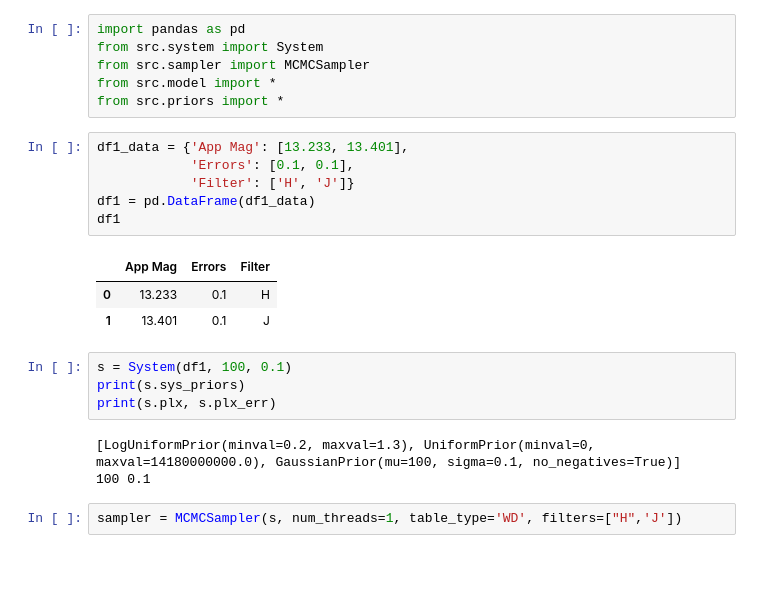
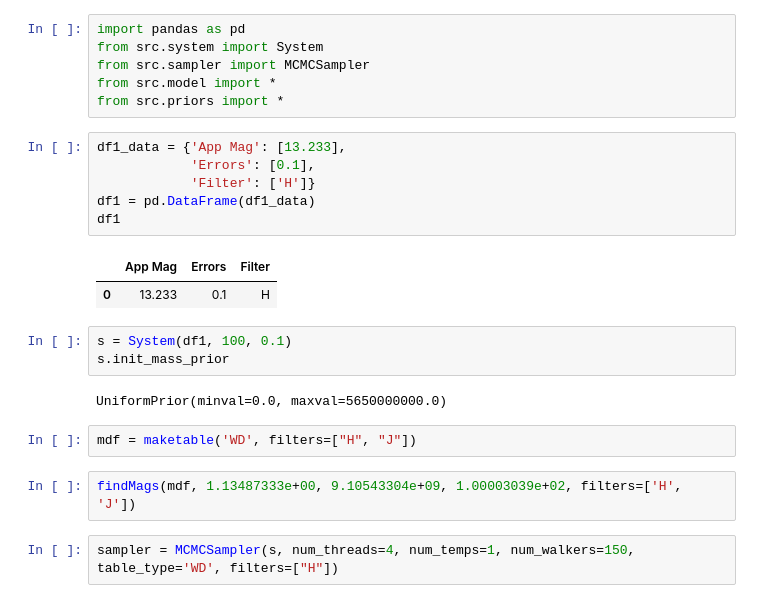
Before and after one commit to ziyyadali/COOLution, a Jupyter notebook: sampler_test.ipynb, the cells around one changed output. Cells and saved outputs as stored; diff of their text form; blank space fills up the shorter version.

Commit message:
got the sampler to work for 1 temp

```diff
--- a/sampler_test.ipynb
+++ b/sampler_test.ipynb
@@ -5,21 +5,22 @@ from src.sampler import MCMCSampler
 from src.model import *
 from src.priors import *
 # %%
-df1_data = {'App Mag': [13.233, 13.401],
-            'Errors': [0.1, 0.1],
-            'Filter': ['H', 'J']}
+df1_data = {'App Mag': [13.233],
+            'Errors': [0.1],
+            'Filter': ['H']}
 df1 = pd.DataFrame(df1_data)
 df1
 # %% [output]
 |  | App Mag | Errors | Filter |
 | 0 | 13.233 | 0.1 | H |
-| 1 | 13.401 | 0.1 | J |
 # %%
 s = System(df1, 100, 0.1)
-print(s.sys_priors)
-print(s.plx, s.plx_err)
+s.init_mass_prior
 # %% [output]
-[LogUniformPrior(minval=0.2, maxval=1.3), UniformPrior(minval=0, maxval=14180000000.0), GaussianPrior(mu=100, sigma=0.1, no_negatives=True)]
-100 0.1
+UniformPrior(minval=0.0, maxval=5650000000.0)
+# %%
+mdf = maketable('WD', filters=["H", "J"])
+# %%
+findMags(mdf, 1.13487333e+00, 9.10543304e+09, 1.00003039e+02, filters=['H', 'J'])
 # %%
-sampler = MCMCSampler(s, num_threads=1, table_type='WD', filters=["H",'J'])
+sampler = MCMCSampler(s, num_threads=4, num_temps=1, num_walkers=150, table_type='WD', filters=["H"])
```
Also changed, not shown: parts of 4 cells of this notebook, 5 other files.
